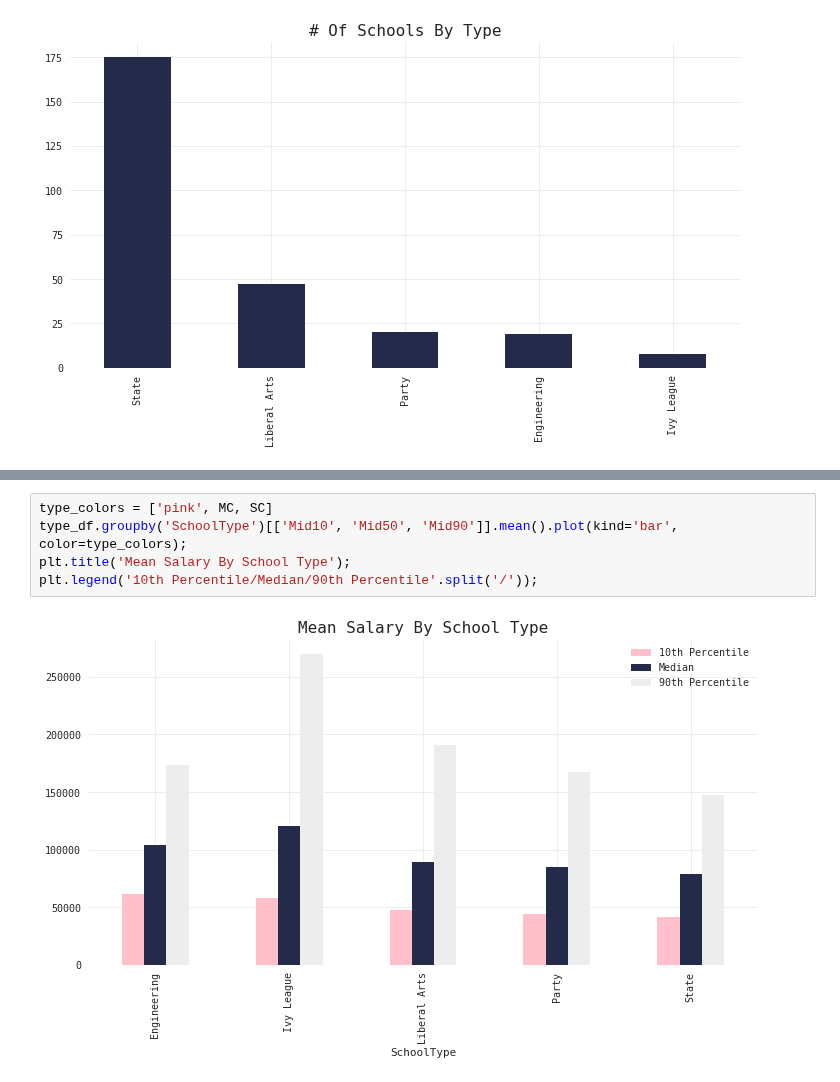
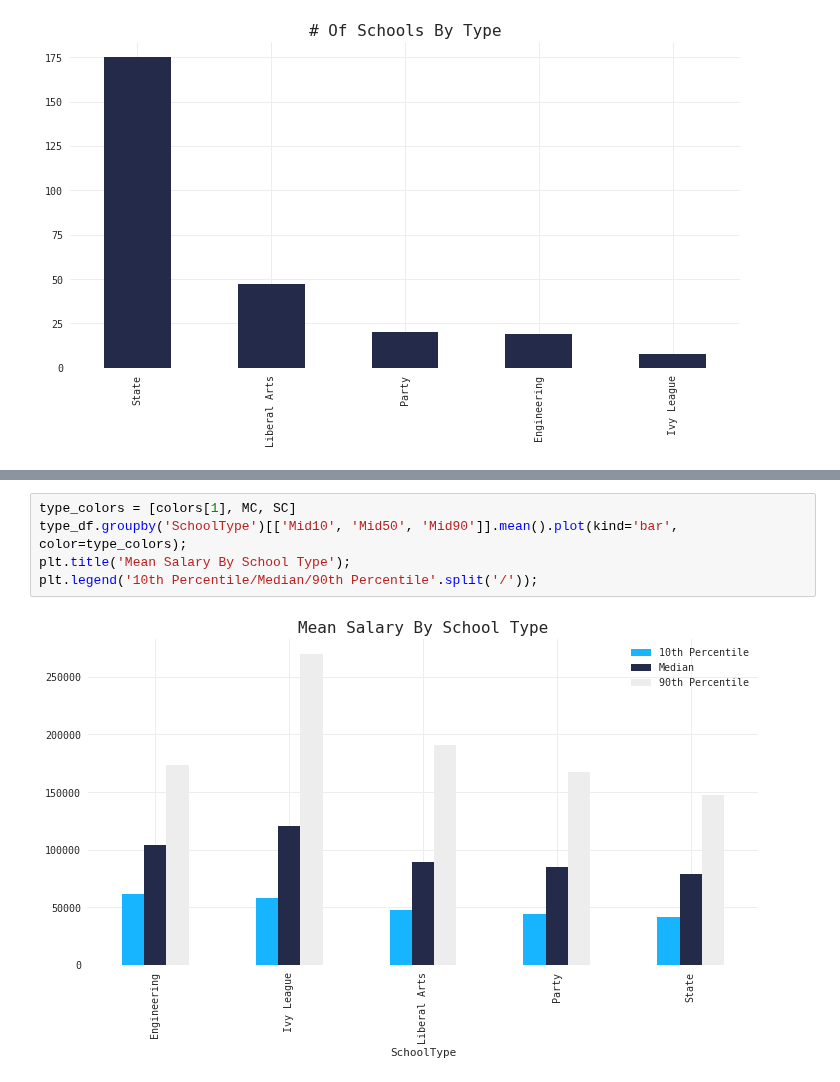
Before and after one commit to qu4ku/datasets-analysis, a Jupyter notebook: 002-collage-salaries.ipynb, the cells around one changed output, grey strips where cells are left out. Cells and saved outputs as stored; diff of their text form.

```diff
--- a/002-collage-salaries.ipynb
+++ b/002-collage-salaries.ipynb
@@ -310,7 +318,7 @@ plt.ylabel('Mid-Career Median Salary');
 # %%
-type_colors = ['pink', MC, SC]
+type_colors = [colors[1], MC, SC]
 type_df.groupby('SchoolType')[['Mid10', 'Mid50', 'Mid90']].mean().plot(kind='bar', color=type_colors);
 plt.title('Mean Salary By School Type');
 plt.legend('10th Percentile/Median/90th Percentile'.split('/'));
 # %% [output]
-[figure, old version]
+[figure, new version]
```
Also changed, not shown: parts of 4 cells of this notebook.
